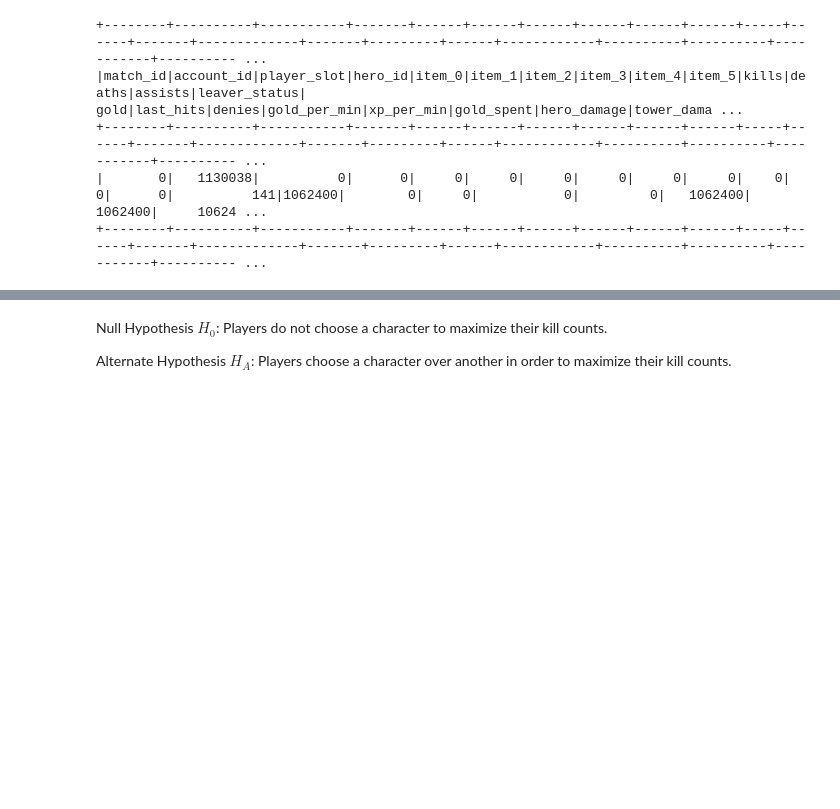
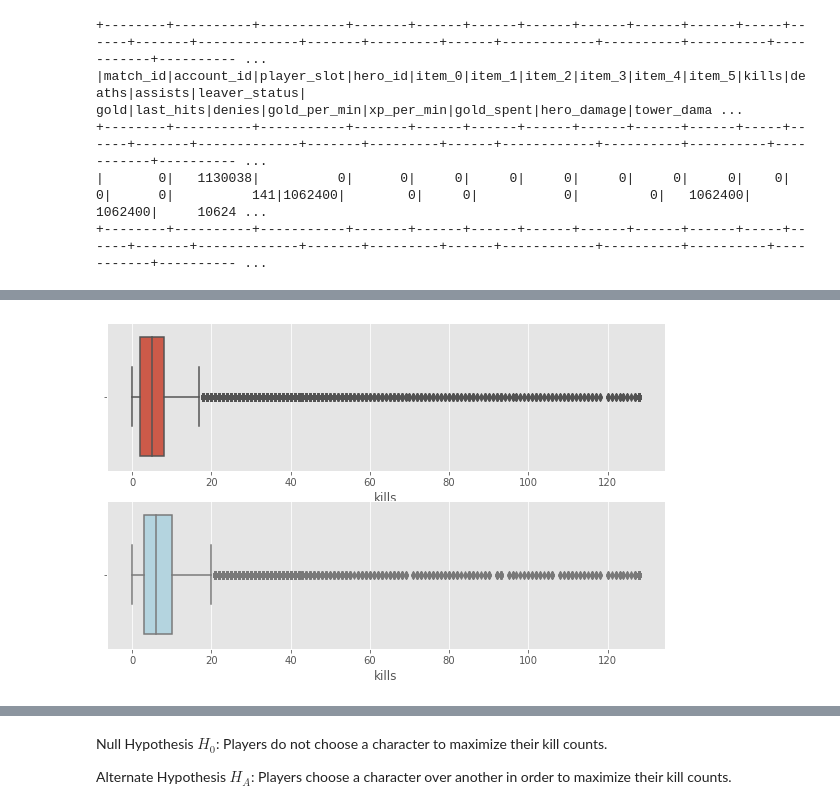
Before and after one commit to anotherjonlee/dotalytics, a Jupyter notebook: EDA.ipynb, the cells around one changed output, grey strips where cells are left out. Saved outputs shown, nothing was run; the diff lists cells and outputs as text; code cells hidden in the pictures; blank space fills up the shorter version.

```diff
--- a/EDA.ipynb
+++ b/EDA.ipynb
@@ -405,0 +350,10 @@ plt.show()
+# %%
+fig,axs = plt.subplots(2,1,figsize=(10,6))
+
+sns.boxplot(df_full['kills'], ax = axs[0]) ## sample
+
+sns.boxplot(df_full[df_full['hero_id'].isin(top5_ids)]['kills'], ax = axs[1],color = 'lightblue')  ## top-5
+
+plt.show()
+# %% [output]
+[figure, added]
```
Also changed, not shown: parts of 80 cells of this notebook.
